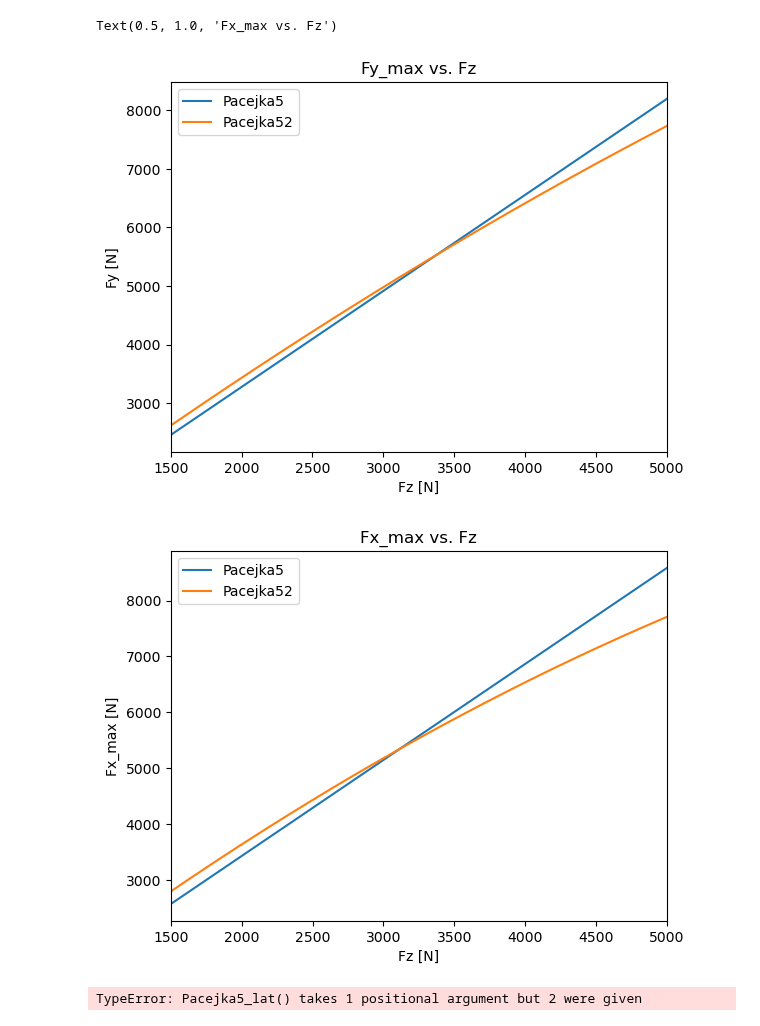
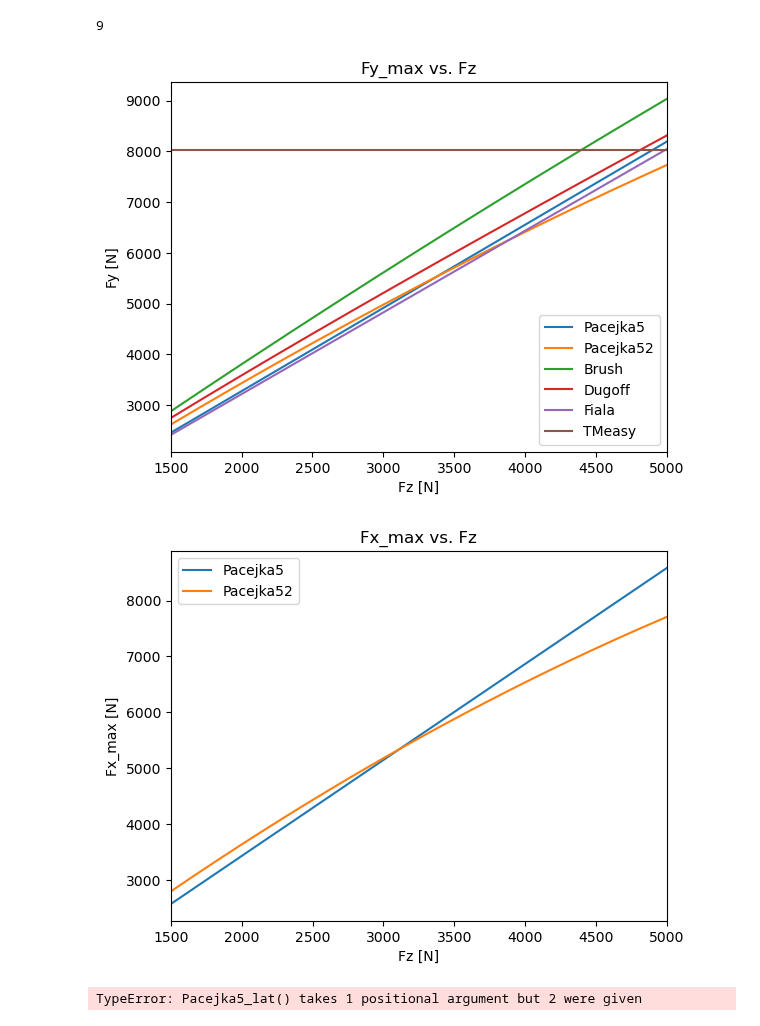
Before and after one commit to BenediktRuhland/SA-Tire-model, a Jupyter notebook: comparision/Fz_Vergleich.ipynb, the cells around one changed output. Cells and saved outputs as stored; diff of their text form; code cells hidden in the pictures.

```diff
--- a/comparision/Fz_Vergleich.ipynb
+++ b/comparision/Fz_Vergleich.ipynb
@@ -34,44 +37,87 @@ for j in range(0,len(Fz)):
 plt.plot(Fz,Fy_max, label = "Pacejka5")
 
 j = 0
-plt.figure(1)
 Fy_max = np.zeros(len(Fz))
 for j in range(0,len(Fz)):
     Fy = pa52.Pacejka52_lat(Fz[j],Sy,IA,Fz0)[0]
     Fy_max[j] = np.max(Fy)
 plt.plot(Fz,Fy_max, label = "Pacejka52")
 
+mu_lat = 1.96838261e+00
+Ca_lat = 9.71111628e+04
+j=0
+Fy_max = np.zeros(len(Fz))
+for j in range(len(Fz)):
+    Fy = br.brush_lat(Sy, Fz[j], mu_lat, Ca_lat)
+    Fy_max[j] = np.max(Fy)
+plt.plot(Fz,Fy_max, label = "Brush")
+
+Cs = 2.74289218e-01
+Ca = 6.16477615e+03
+mu = 1.43548745e-01
+j=0
+Fy_max = np.zeros(len(Fz))
+for j in range(len(Fz)):
+    Fy = du.dugoff_lat(Sx,Sy,Fz[j],Cs,Ca,mu)
+    Fy_max[j] = np.max(Fy)
+plt.plot(Fz,Fy_max, label = "Dugoff")
+
+C_lat = -1.26902260e+05
+mu1 = -2.32752807e+00
+mu2 = -1.44561563e+00
+j=0
+Fy_max = np.zeros(len(Fz))
+for j in range(len(Fz)):
+    Fy = fi.fiala_lat(Sy,Fz[j],C_lat,mu1,mu2)
+    Fy_max[j] = np.max(Fy)
+plt.plot(Fz,Fy_max, label = "Fiala")
+
+
+DFY = 1.23377206e+05
+FSY = 8.03274447e+03
+SMY = 1.30480776e-01
+SSY = -6.02817710e-01
+SMX = 1.41762125e+03
+FMY = np.linspace(1500,5000,iter)
+j=0
+Fy_max = np.zeros(len(Fz))
+for j in range(len(Fz)):
+    Fy = tm.calcFY(Sx, Sy, DFY, FMY[j], FSY, SMY, SSY,SMX)
+    Fy_max[j] = np.max(Fy)
+plt.plot(Fz,Fy_max, label = "TMeasy")
+
+
 plt.xlabel("Fz [N]")
 plt.ylabel("Fy [N]")
 plt.xlim(1500,5000)
 plt.legend()
 plt.title("Fy_max vs. Fz")
-
 #Fx vs. Fz
 
 j = 0
 plt.figure(2)
 Fx_max = np.zeros(len(Fz))
 for j in range(0,len(Fz)):
     Fx = pa52.Pacejka5_long(Sx,Fz[j])
     Fx_max[j] = np.max(Fx)
 plt.plot(Fz,Fx_max, label = "Pacejka5")
 
 j = 0
 Fx_max = np.zeros(len(Fz))
 for j in range(0,len(Fz)):
     Fx = pa52.Pacejka52_long(Fz[j],Sx,IA,Fz0)[0]
     Fx_max[j] = np.max(Fx)
 plt.plot(Fz,Fx_max, label = "Pacejka52")
 
 plt.xlabel("Fz [N]")
 plt.ylabel("Fx_max [N]")
 plt.xlim(1500,5000)
 plt.legend()
 plt.title("Fx_max vs. Fz")
+9
 # %% [output]
-Text(0.5, 1.0, 'Fx_max vs. Fz')
+9
-[figure, old version]
+[figure, new version]
 [figure]
 # %%
 j = 0
```
Also changed, not shown: parts of 3 cells of this notebook, 3 other files.
